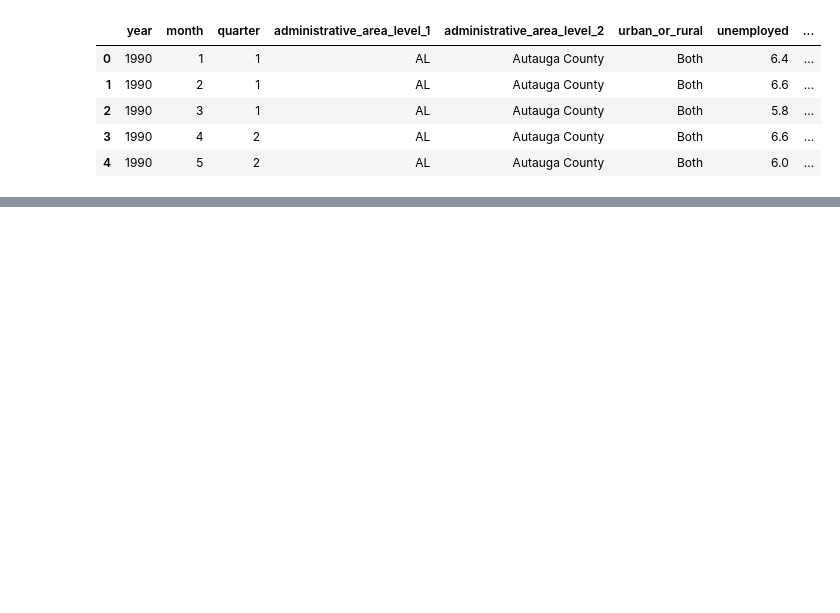
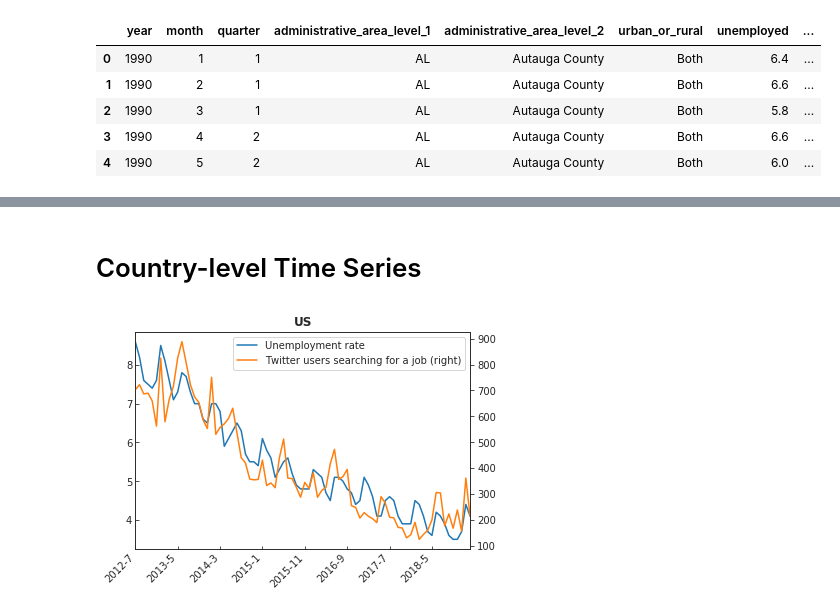
Before and after one commit to spfraib/twitter, a Jupyter notebook: 6-mentions/6.2-get-survey-predictions-from-mentions-counts.ipynb, the cells around one changed output, grey strips where cells are left out. Cells and saved outputs as stored; diff of their text form; code cells hidden in the pictures; blank space fills up the shorter version.

```diff
--- a/6-mentions/6.2-get-survey-predictions-from-mentions-counts.ipynb
+++ b/6-mentions/6.2-get-survey-predictions-from-mentions-counts.ipynb
@@ -80,3 +94,5 @@ survey.head()
 | 2 | 1990 | 3 | 1 | AL | Autauga County | Both | 5.8 | ... |
 | 3 | 1990 | 4 | 2 | AL | Autauga County | Both | 6.6 | ... |
 | 4 | 1990 | 5 | 2 | AL | Autauga County | Both | 6.0 | ... |
+# %%
+aggregates=pd.read_csv(os.path.join(path_to_official_data,'aggregates','monthly.csv'))
@@ -82,0 +108,35 @@ survey.head()
+# %% [markdown]
+# Country-level Time Series
+# %%
+mentions=pd.merge(mentions,locations[['user_location']]).drop('user_location',1)
+mentions=mentions.groupby(['year','month'],as_index=False).sum()
+mentions.year=mentions.year.astype(int)
+mentions.month=mentions.month.astype(int)
+mentions.sort_values(by=['year','month'],inplace=True)
+mentions=mentions[mentions.year<2020].copy()
+# %%
+aggregates=aggregates[['date',country_code]].copy()
+aggregates['year']=aggregates['date'].map(lambda x:pd.to_datetime(x).year)
+aggregates['month']=aggregates['date'].map(lambda x:pd.to_datetime(x).month)
+aggregates.rename(columns={country_code:'unemployment'},inplace=True)
+aggregates.drop('date',1,inplace=True)
+# %%
+df=pd.merge(aggregates,mentions)
+df=pd.concat([
+df.drop(df.filter(regex='n_').columns,1),
+df.filter(regex='n_').divide(df.n_users,axis=0).drop('n_users',1)],1)
+df['date']=df[['year','month']].apply(lambda x:'-'.join([str(y) for y in x]),1)
+df[df.filter(regex='n_').columns]=df[df.filter(regex='n_').columns]*1000000
+# %%
+with sns.axes_style("white"):
+    sns.set_style("ticks")
+
+    fig,ax=plt.subplots()
+    df.iloc[30:110].plot(ax=ax,y='unemployment',x='date',label='Unemployment rate')
+    df.iloc[30:110].plot(ax=ax,y='n_search',secondary_y=True,x='date',label='Twitter users searching for a job')
+    ax.set_xlabel('')
+    ax.tick_params(which='both',direction='in',pad=3)
+    ax.set_xticklabels(ax.get_xticklabels(),rotation=45,ha='right')
+    ax.set_title(country_code,fontweight='bold')
+# %% [output]
+[figure, added]
```
Also changed, not shown: parts of 9 cells of this notebook, 2 other files.
